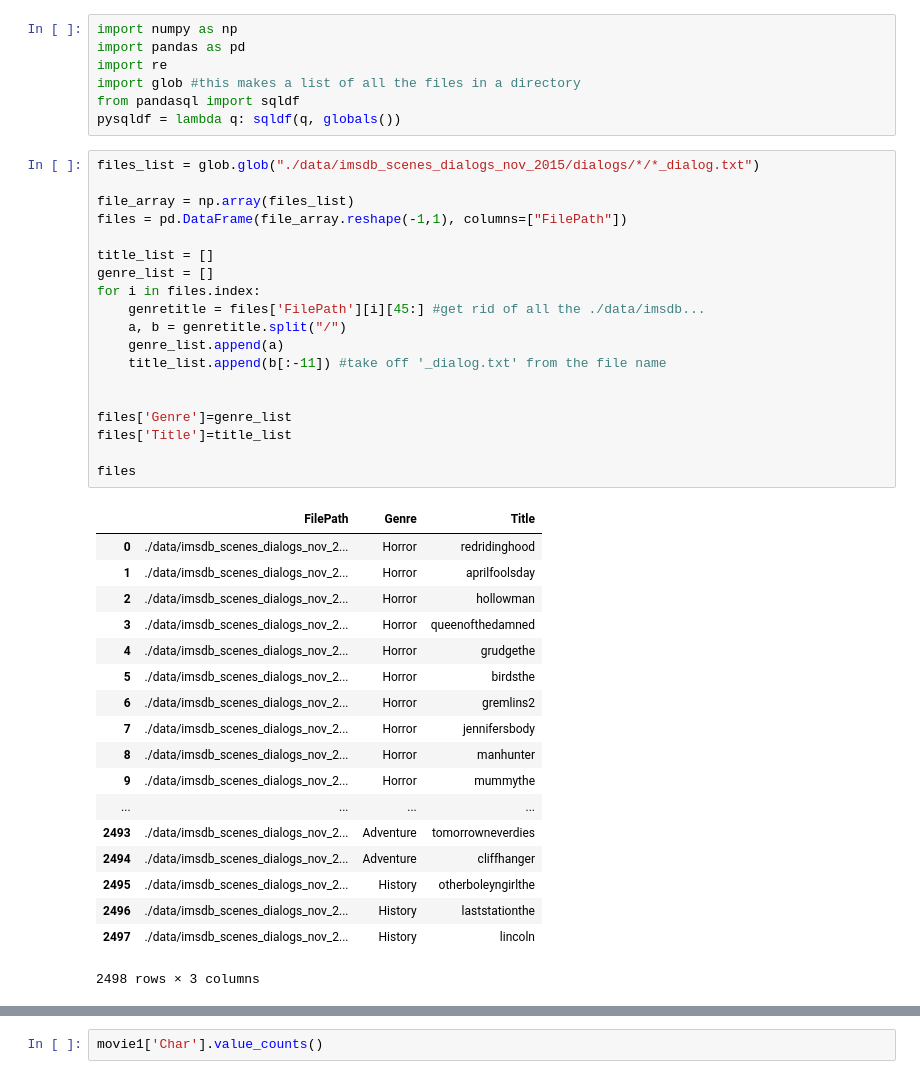
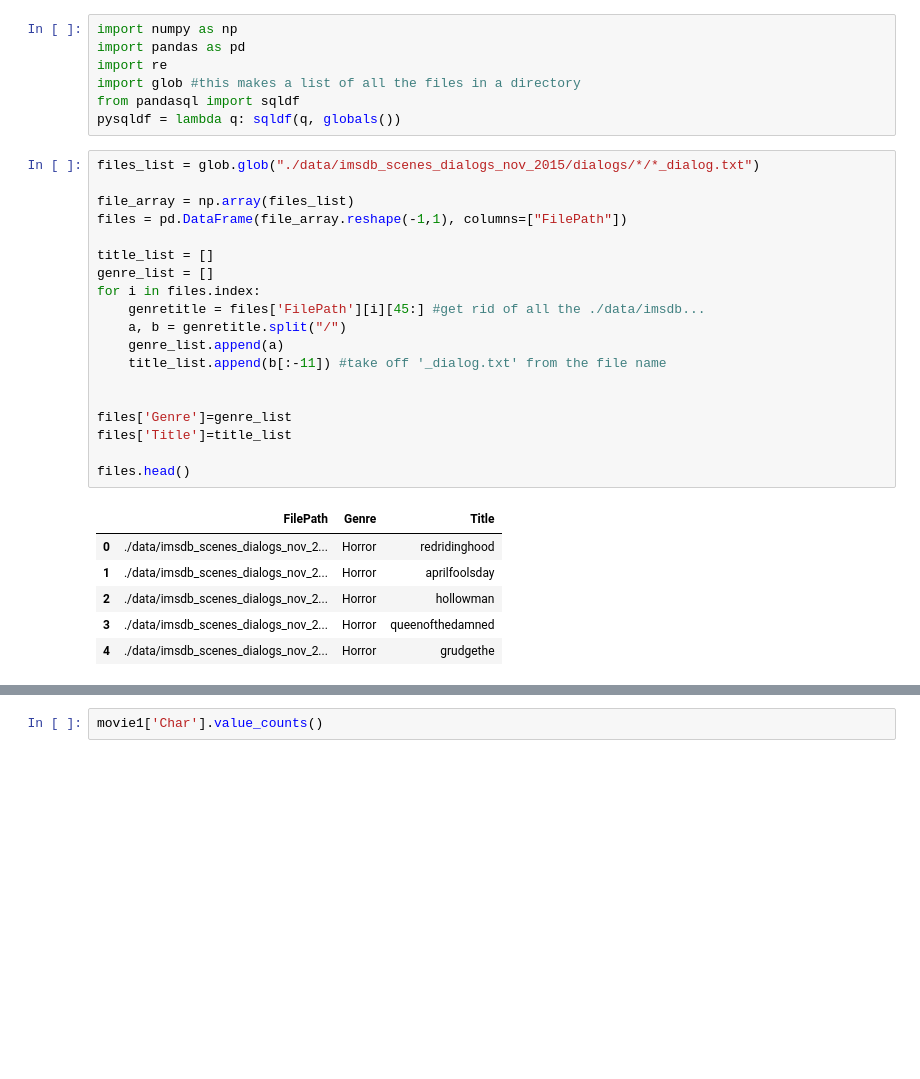
Before and after one commit to mathaholic/w266_final_project, a Jupyter notebook: W266 Final Project.ipynb, the cells around one changed output, grey strips where cells are left out. Drawn from its saved outputs; the diff is of its cells as text; blank space fills up the shorter version.

```diff
--- a/W266 Final Project.ipynb
+++ b/W266 Final Project.ipynb
@@ -10,41 +10,29 @@ pysqldf = lambda q: sqldf(q, globals())
 # %%
 files_list = glob.glob("./data/imsdb_scenes_dialogs_nov_2015/dialogs/*/*_dialog.txt")
 
 file_array = np.array(files_list)
 files = pd.DataFrame(file_array.reshape(-1,1), columns=["FilePath"])
 
 title_list = []
 genre_list = []
 for i in files.index:
     genretitle = files['FilePath'][i][45:] #get rid of all the ./data/imsdb...
     a, b = genretitle.split("/")
     genre_list.append(a)
     title_list.append(b[:-11]) #take off '_dialog.txt' from the file name
 
 
 files['Genre']=genre_list
 files['Title']=title_list
 
-files
+files.head()
 # %% [output]
 |  | FilePath | Genre | Title |
 | 0 | ./data/imsdb_scenes_dialogs_nov_2... | Horror | redridinghood |
 | 1 | ./data/imsdb_scenes_dialogs_nov_2... | Horror | aprilfoolsday |
 | 2 | ./data/imsdb_scenes_dialogs_nov_2... | Horror | hollowman |
 | 3 | ./data/imsdb_scenes_dialogs_nov_2... | Horror | queenofthedamned |
 | 4 | ./data/imsdb_scenes_dialogs_nov_2... | Horror | grudgethe |
-| 5 | ./data/imsdb_scenes_dialogs_nov_2... | Horror | birdsthe |
-| 6 | ./data/imsdb_scenes_dialogs_nov_2... | Horror | gremlins2 |
-| 7 | ./data/imsdb_scenes_dialogs_nov_2... | Horror | jennifersbody |
-| 8 | ./data/imsdb_scenes_dialogs_nov_2... | Horror | manhunter |
-| 9 | ./data/imsdb_scenes_dialogs_nov_2... | Horror | mummythe |
-| ... | ... | ... | ... |
-| 2493 | ./data/imsdb_scenes_dialogs_nov_2... | Adventure | tomorrowneverdies |
-| 2494 | ./data/imsdb_scenes_dialogs_nov_2... | Adventure | cliffhanger |
-| 2495 | ./data/imsdb_scenes_dialogs_nov_2... | History | otherboleyngirlthe |
-| 2496 | ./data/imsdb_scenes_dialogs_nov_2... | History | laststationthe |
-| 2497 | ./data/imsdb_scenes_dialogs_nov_2... | History | lincoln |
-2498 rows × 3 columns
 # %%
 movie1 = pd.read_fwf('./data/imsdb_scenes_dialogs_nov_2015/dialogs/Adventure/avatar_dialog.txt',
                     header=None, names=["RawLine"],encoding='utf')
```
Also changed, not shown: parts of 15 cells of this notebook.
